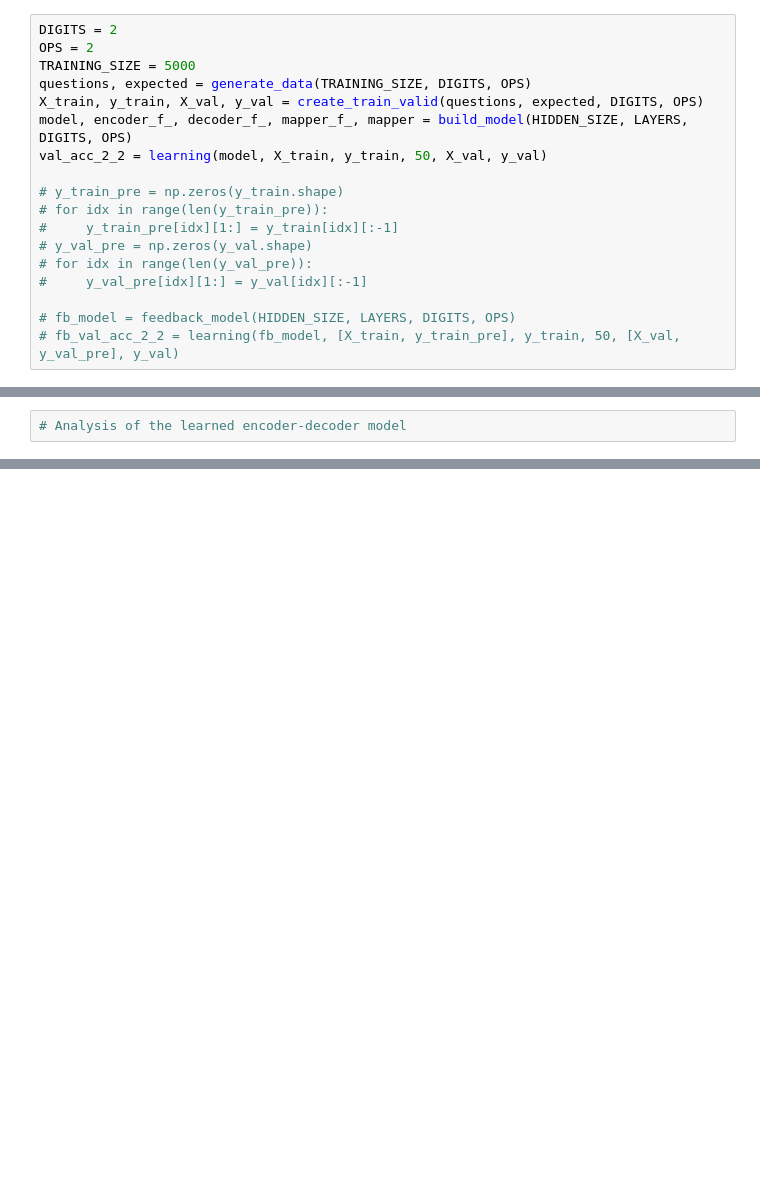
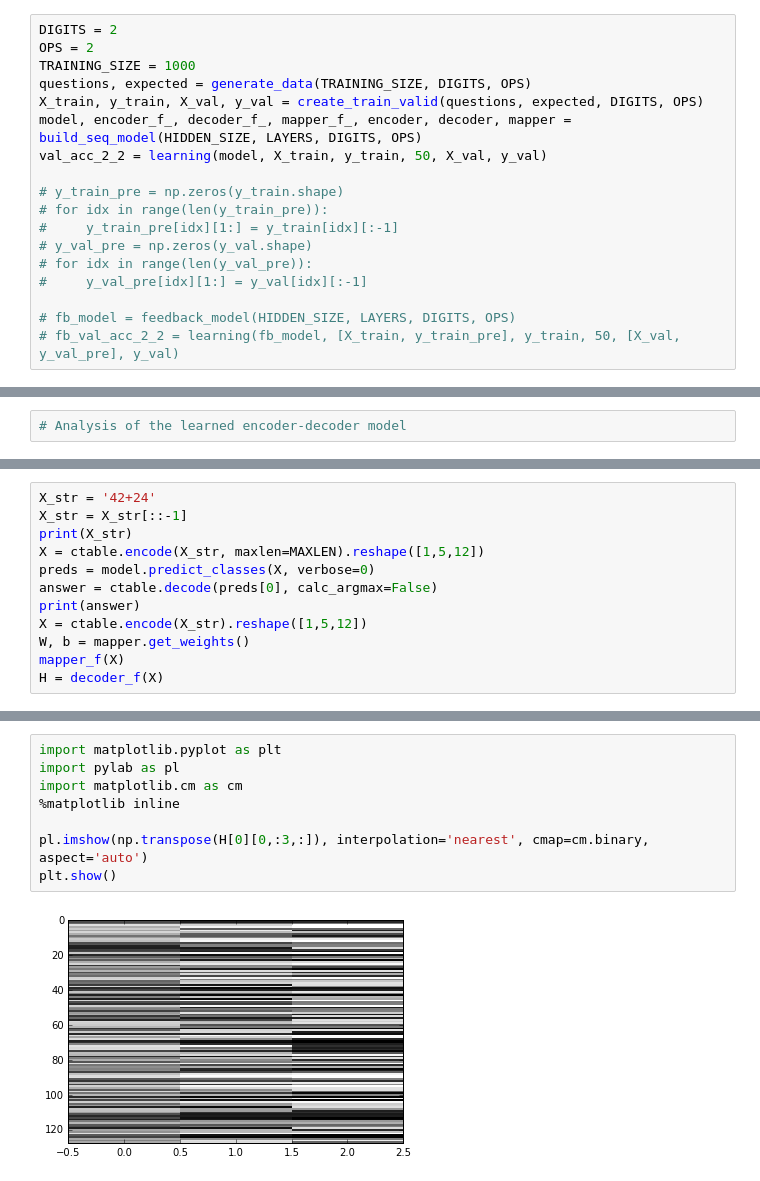
Before and after one commit to codingneo/DeepAttention, a Jupyter notebook: notebooks/addition_rnn_experiment.ipynb, the cells around one changed output, grey strips where cells are left out. Cells and saved outputs as stored; diff of their text form; blank space fills up the shorter version.

```diff
--- a/notebooks/addition_rnn_experiment.ipynb
+++ b/notebooks/addition_rnn_experiment.ipynb
@@ -210,10 +246,10 @@ def learning(model, X_train, y_train, iterations, X_val, y_val):
 # %%
 DIGITS = 2
 OPS = 2
-TRAINING_SIZE = 5000
+TRAINING_SIZE = 1000
 questions, expected = generate_data(TRAINING_SIZE, DIGITS, OPS)
 X_train, y_train, X_val, y_val = create_train_valid(questions, expected, DIGITS, OPS)
-model, encoder_f_, decoder_f_, mapper_f_, mapper = build_model(HIDDEN_SIZE, LAYERS, DIGITS, OPS)
+model, encoder_f_, decoder_f_, mapper_f_, encoder, decoder, mapper = build_seq_model(HIDDEN_SIZE, LAYERS, DIGITS, OPS)
 val_acc_2_2 = learning(model, X_train, y_train, 50, X_val, y_val)
 
 # y_train_pre = np.zeros(y_train.shape)
@@ -437,0 +463,12 @@ mapper_f(X)
+# %%
+X_str = '42+24'
+X_str = X_str[::-1]
+print(X_str)
+X = ctable.encode(X_str, maxlen=MAXLEN).reshape([1,5,12])
+preds = model.predict_classes(X, verbose=0)
+answer = ctable.decode(preds[0], calc_argmax=False)
+print(answer)
+X = ctable.encode(X_str).reshape([1,5,12])
+W, b = mapper.get_weights()
+mapper_f(X)
+H = decoder_f(X)
@@ -437,0 +536,10 @@ mapper_f(X)
+# %%
+import matplotlib.pyplot as plt
+import pylab as pl
+import matplotlib.cm as cm
+%matplotlib inline
+
+pl.imshow(np.transpose(H[0][0,:3,:]), interpolation='nearest', cmap=cm.binary, aspect='auto')
+plt.show()
+# %% [output]
+[figure, added]
```
Also changed, not shown: parts of 36 cells of this notebook.
